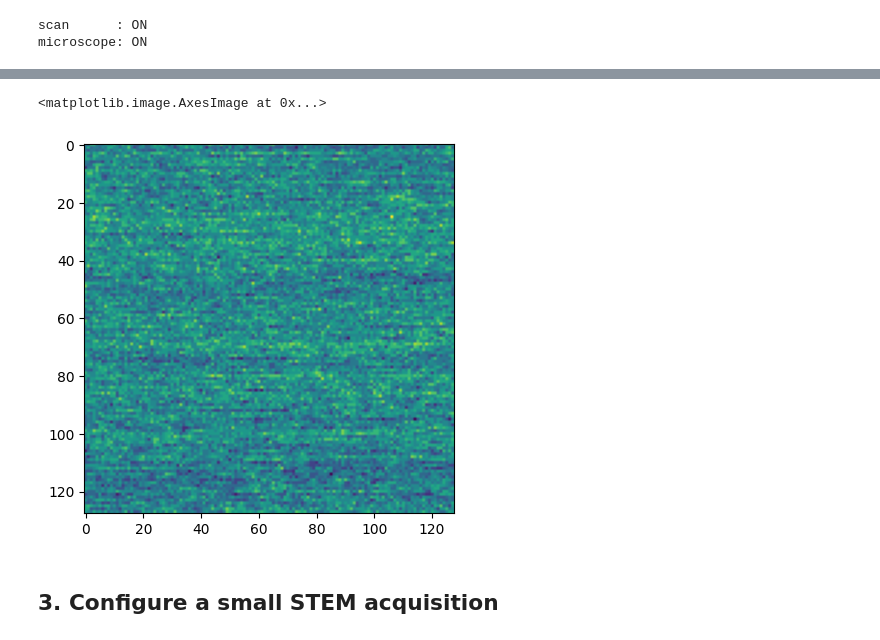
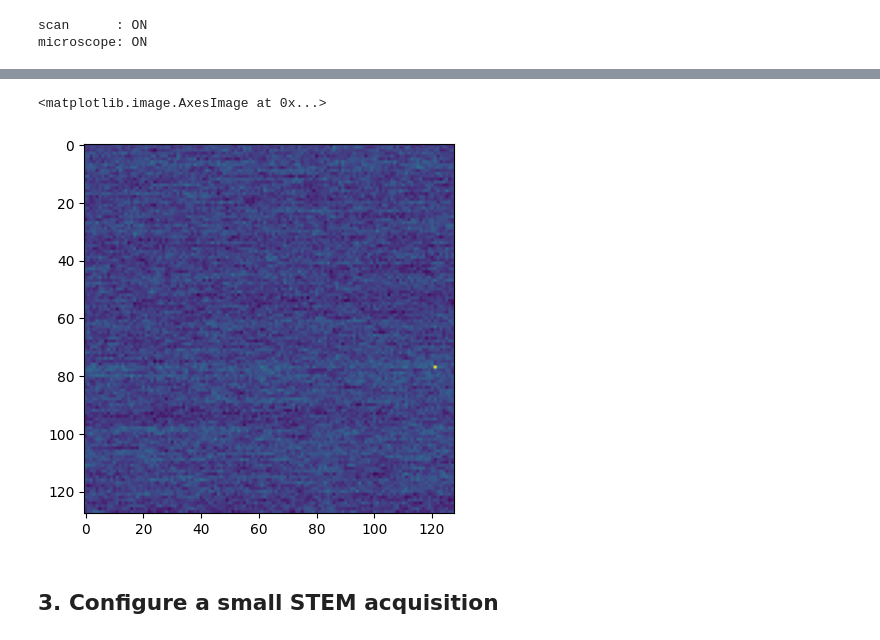
Before and after one commit to 1996suryamandalreddy-maker/asyncroscopy, a Jupyter notebook: notebooks/16_AtomFab.ipynb, the cells around one changed output, grey strips where cells are left out. Drawn from its saved outputs; the diff is of its cells as text; code cells hidden in the pictures.

```diff
--- a/notebooks/16_AtomFab.ipynb
+++ b/notebooks/16_AtomFab.ipynb
@@ -206,12 +216,12 @@ file_names
 # %%
 image = client[file_names[2]]
 
 
 plt.figure()
-plt.imshow(image)
+plt.imshow(image[0])
 # %% [output]
 <matplotlib.image.AxesImage at 0x...>
-[figure, old version]
+[figure, new version]
 # %% [markdown]
 ## 3. Configure a small STEM acquisition
 # %%
```
Also changed, not shown: parts of 11 cells of this notebook, 3 other files.
